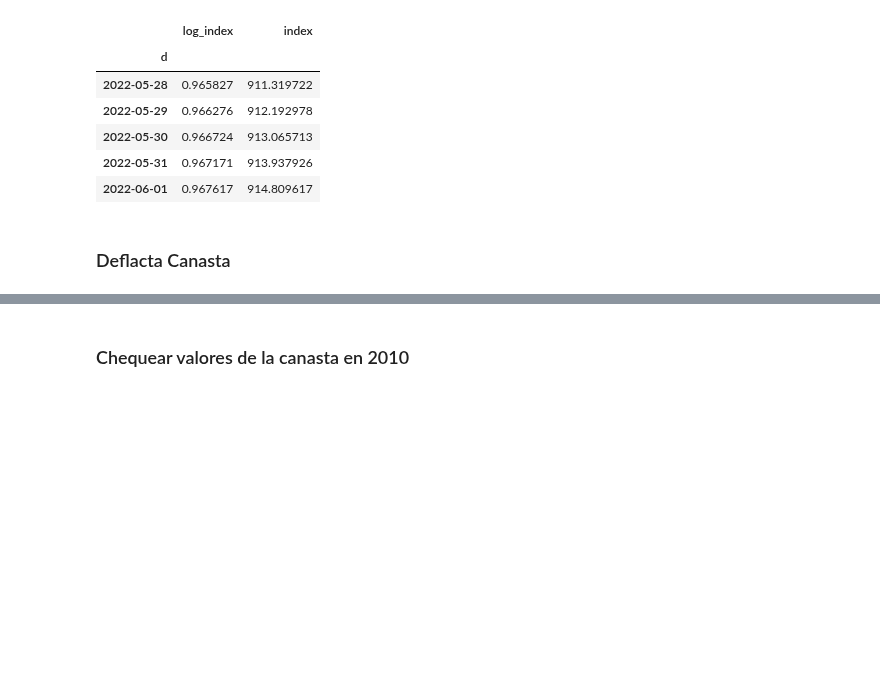
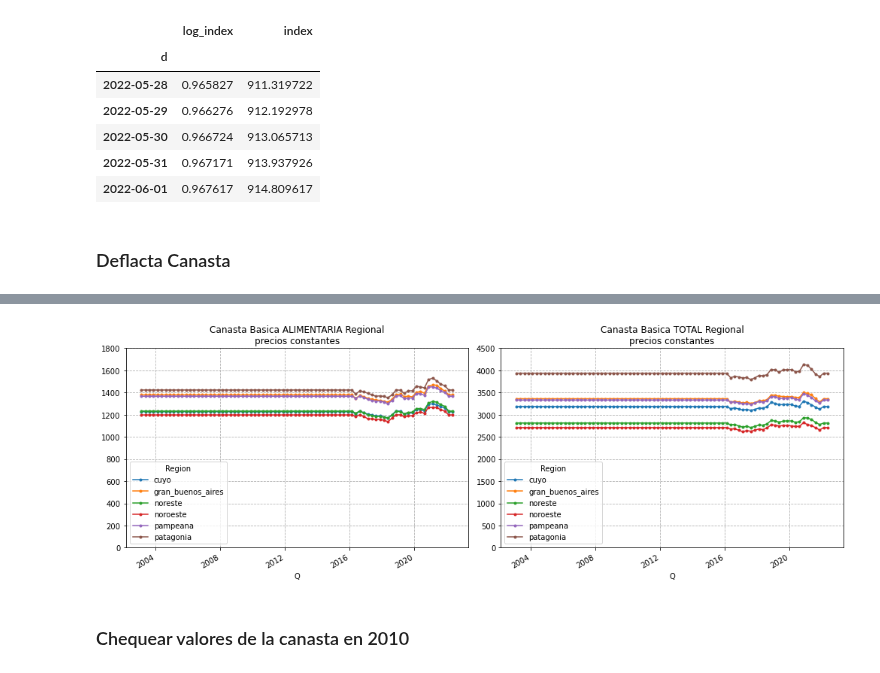
Before and after one commit to matuteiglesias/indice-pobreza-UBA, a Jupyter notebook: notebooks/03 - CB regional a precios constantes.ipynb, the cells around one changed output, grey strips where cells are left out. Cells and saved outputs as stored; diff of their text form; code cells hidden in the pictures; blank space fills up the shorter version.

```diff
--- a/notebooks/03 - CB regional a precios constantes.ipynb
+++ b/notebooks/03 - CB regional a precios constantes.ipynb
@@ -119,0 +150,31 @@ CB_defl_Q.to_csv('./../data/info/CB_Reg_defl.csv', index = False)
+# %%
+
+CB_defl = CB_defl.fillna(CB_defl.mean())
+
+# CB_defl
+CB_defl_Q = CB_defl.stack().groupby([pd.Grouper(level = 0,freq = 'Q'), pd.Grouper(level = 1)]).mean()
+CB_defl_Q.index.names = ['Q', 'Region']
+
+CB_defl_Q = CB_defl_Q.unstack()
+CB_defl_Q.index = CB_defl_Q.index - pd.to_timedelta(CB_defl_Q.index.day - 15, unit='d') - pd.DateOffset(months=1)
+# %%
+fig, axs = plt.subplots(1, 2, figsize = (14, 5))
+
+ax = axs[0]
+CB_defl_Q['CBA'].plot(marker = '.', ax = ax)
+ax.set_title('Canasta Basica ALIMENTARIA Regional\nprecios constantes')
+ax.set_ylim(0, 1800)
+
+ax = axs[1]
+CB_defl_Q['CBT'].plot(marker = '.', ax = ax)
+ax.set_title('Canasta Basica TOTAL Regional\nprecios constantes')
+ax.set_ylim(0, 4500)
+
+for ax in axs:
+    ax.grid(linestyle = '--')
+
+plt.tight_layout()
+plt.savefig('./../images/canastas_Q_reg_defl.png')
+plt.show()
+# %% [output]
+[figure, added]
```
Also changed, not shown: parts of 6 cells of this notebook, 3 other files.
